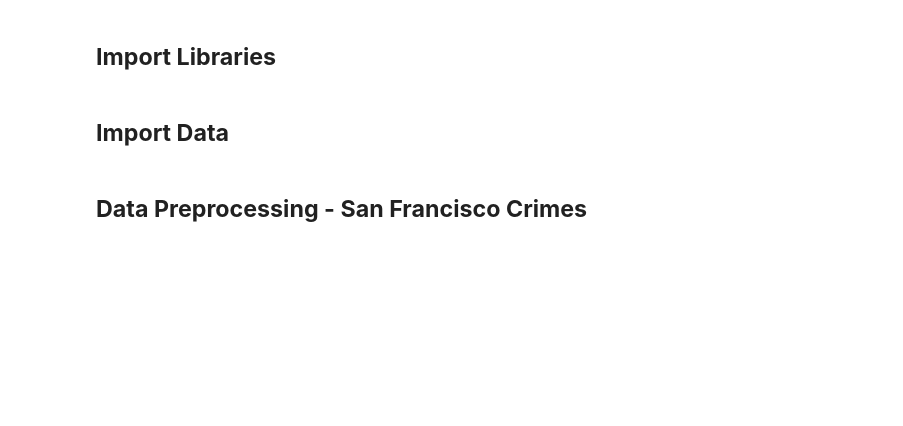
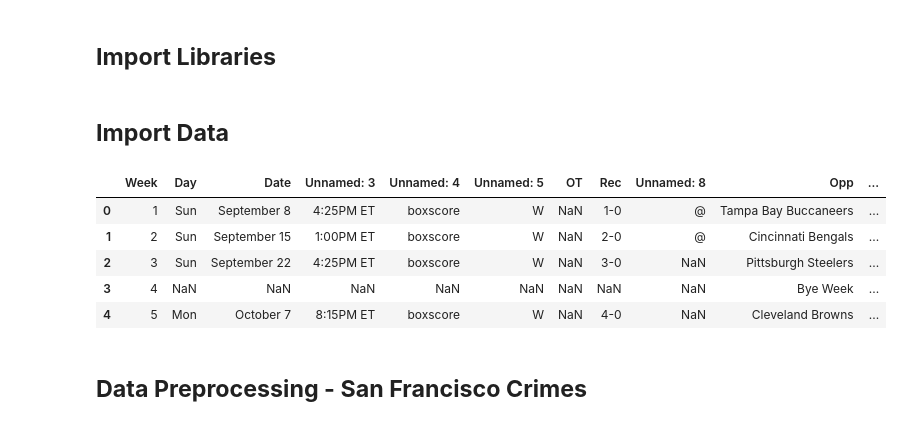
Before and after one commit to fescobar96/Crime-Prediction-in-San-Francisco, a Jupyter notebook: EDA.ipynb, the cells around one changed output. Saved outputs shown, nothing was run; the diff lists cells and outputs as text; code cells hidden in the pictures; blank space fills up the shorter version.

```diff
--- a/EDA.ipynb
+++ b/EDA.ipynb
@@ -35,6 +35,16 @@ sns.set_style("ticks")
 crimes = pd.read_csv("https://github.com/fescobar96/Crime-Prediction-in-San-Francisco/raw/master/Data/train.zip")
 # %%
 weather = pd.read_csv("https://raw.githubusercontent.com/fescobar96/Crime-Prediction-in-San-Francisco/master/Data/sf_weather.csv")
+# %%
+y_2019 = pd.read_csv("/content/2019.csv", header=1)
+y_2019.head()
+# %% [output]
+|  | Week | Day | Date | Unnamed: 3 | Unnamed: 4 | Unnamed: 5 | OT | Rec | Unnamed: 8 | Opp | ... |
+| 0 | 1 | Sun | September 8 | 4:25PM ET | boxscore | W | NaN | 1-0 | @ | Tampa Bay Buccaneers | ... |
+| 1 | 2 | Sun | September 15 | 1:00PM ET | boxscore | W | NaN | 2-0 | @ | Cincinnati Bengals | ... |
+| 2 | 3 | Sun | September 22 | 4:25PM ET | boxscore | W | NaN | 3-0 | NaN | Pittsburgh Steelers | ... |
+| 3 | 4 | NaN | NaN | NaN | NaN | NaN | NaN | NaN | NaN | Bye Week | ... |
+| 4 | 5 | Mon | October 7 | 8:15PM ET | boxscore | W | NaN | 4-0 | NaN | Cleveland Browns | ... |
 # %% [markdown]
 ## **Data Preprocessing - San Francisco Crimes**
 # %%
```
